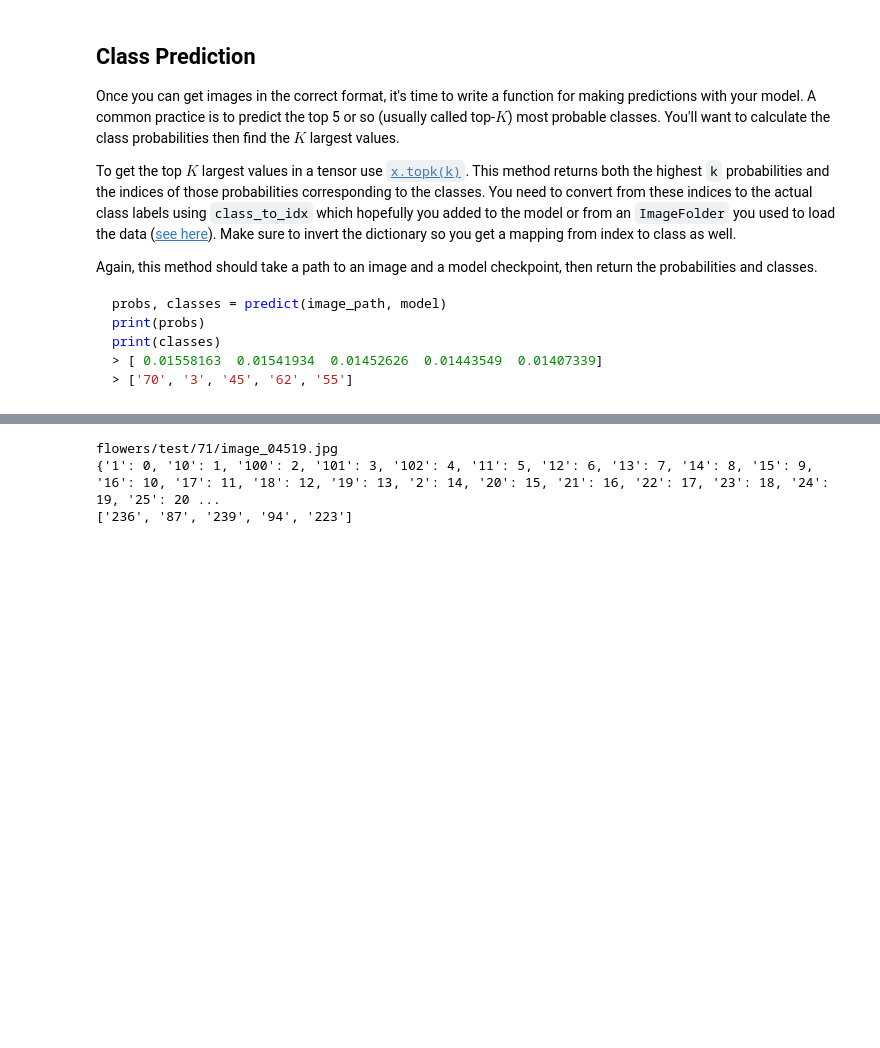
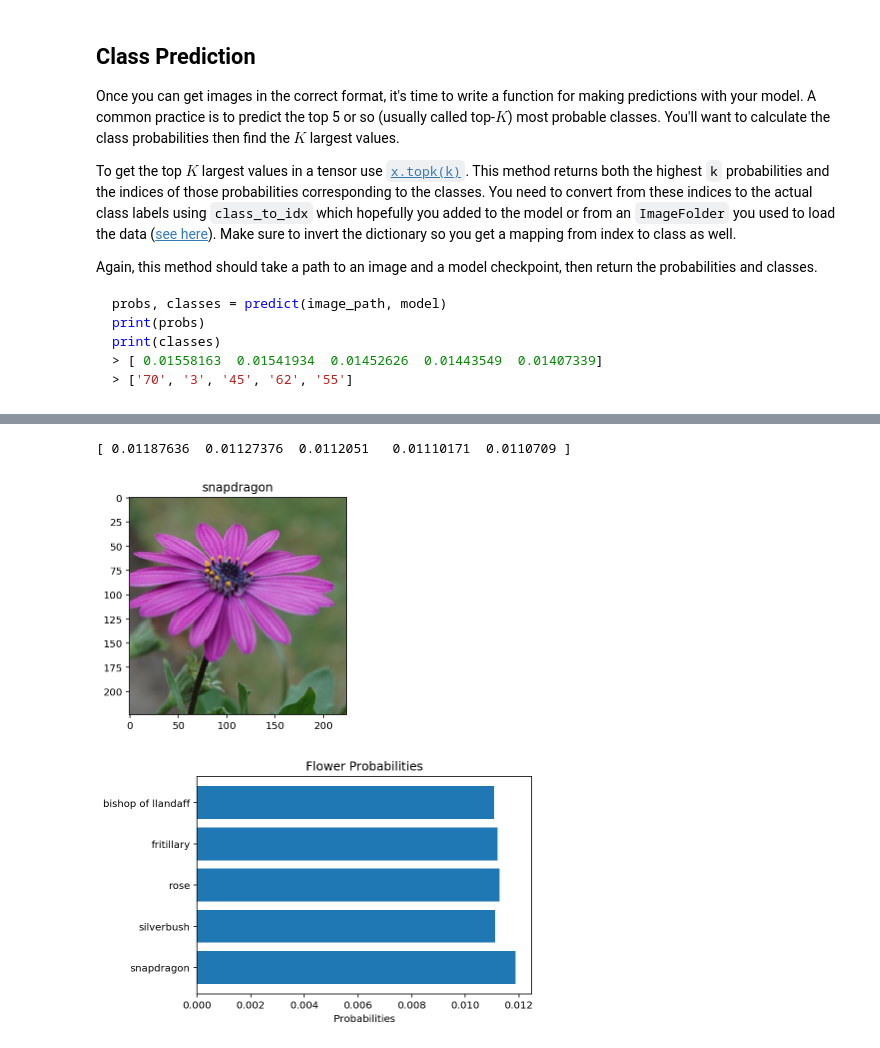
Before and after one commit to lhernandez9x/AI-ImageClassifier, a Jupyter notebook: Image Classifier Project.ipynb, the cells around one changed output, grey strips where cells are left out. Cells and saved outputs as stored; diff of their text form; code cells hidden in the pictures; blank space fills up the shorter version.

```diff
--- a/Image Classifier Project.ipynb
+++ b/Image Classifier Project.ipynb
@@ -117,7 +118,7 @@ classifier = nn.Sequential(nn.Linear(2048,1024),
                            nn.Linear(1024,512) ,
                            nn.ReLU(),
                            nn.Dropout(0.2),
-                           nn.Linear(512,256),
+                           nn.Linear(512,102),
                            nn.LogSoftmax(dim=1))
 
 #Connect model with new Classifier
@@ -423,11 +424,12 @@ def predict(image_path, model, topk=5):
     with torch.no_grad():
 
         #Add for single image use in model and converting
-        image.unsqueeze_(0)
-        image.float()
-        model.double()
+        image = image.to(device)
+        image = image.unsqueeze_(0)
+        image = image.float()
 
-        output = model.forward(image.to(device))
+
+        output = model.forward(image)
 
         probs = torch.exp(output)
         probs = probs.topk(topk)
@@ -436,6 +438,11 @@ def predict(image_path, model, topk=5):
         probabilities = probs[0].numpy()[0]
         classes = [str(x) for x in probs[1].numpy()[0]]
 
+        #convert classes to flower name
+        idx_to_class = {v : k for k, v in model.class_to_idx.items()}
+        name = [cat_to_name[cls] for cls in classes]
+        classes = name
+
     return probabilities, classes
 # %%
 probabilities, classes = predict('flowers/test/1/image_06760.jpg', model)
@@ -455,25 +462,33 @@ You can convert from the class integer encoding to actual flower names with the
 # %%
 #randomizing image selection for test
 image_dir = 'flowers/test/'
 image_sub_dir = [int(img_cat) for img_cat in os.listdir(image_dir)]
 image_cat_path = image_dir + str(np.random.choice(image_sub_dir))
 image_path = image_cat_path + '/' + os.listdir(image_cat_path)[0]
-print(image_path)
-
-
 
 #get predictions and classes
 probabilities, classes = predict(image_path, model)
+print(probabilities)
 
 #open and process image
 image = Image.open(image_path)
 image = process_image(image)
 
-print(model.class_to_idx)
-idx_to_class = {v : k for k, v in model.class_to_idx.items()}
+imshow(image, title = classes[0])
 
-print(classes)
+#create bar graph
+fig, ax = plt.subplots()
+
+
+ax.barh(classes, probabilities, align='center')
+ax.set_yticks(classes)
+ax.set_yticklabels(classes)
+ax.invert_yaxis()
+ax.set_xlabel('Probabilities')
+ax.set_title('Flower Probabilities')
+
+plt.show()
 # %% [output]
-flowers/test/71/image_04519.jpg
-{'1': 0, '10': 1, '100': 2, '101': 3, '102': 4, '11': 5, '12': 6, '13': 7, '14': 8, '15': 9, '16': 10, '17': 11, '18': 12, '19': 13, '2': 14, '20': 15, '21': 16, '22': 17, '23': 18, '24': 19, '25': 20 ...
-['236', '87', '239', '94', '223']
+[ 0.01187636  0.01127376  0.0112051   0.01110171  0.0110709 ]
+[figure, added]
+[figure, added]
```
Also changed, not shown: parts of 4 cells of this notebook.
